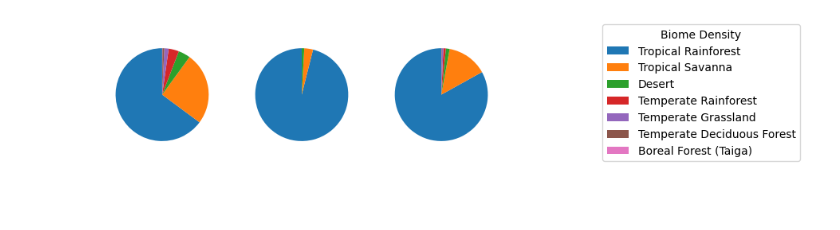
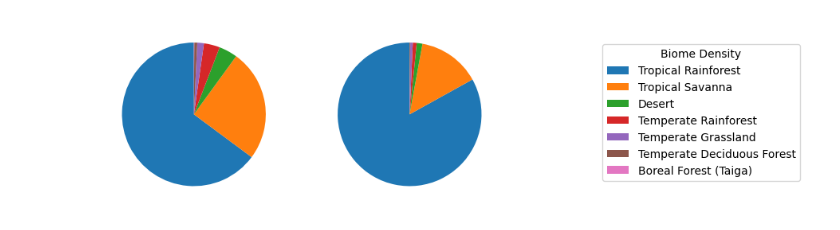
Before and after one commit to IanHornblower/CS-176-project, a Jupyter notebook: main.ipynb, the cells around one changed output. Drawn from its saved outputs; the diff is of its cells as text; code cells hidden in the pictures; blank space fills up the shorter version.

```diff
--- a/main.ipynb
+++ b/main.ipynb
@@ -60,25 +31,19 @@ plt.show()
 # %%
 # Pie Chart Visualization for biomes
 
 intial_counts = inital_slice['Biome'].value_counts() # this is a dict
-middle_counts = middle_slice['Biome'].value_counts() # this is a dict
 final_counts = final_slice['Biome'].value_counts() # this is a dict
 
 labels = list(intial_counts.keys())
 
-fig, axs = plt.subplots(1, 3)
+fig, axs = plt.subplots(1, 2)
 
 wedges, _ = axs[0].pie(
     intial_counts, startangle=90
 )
-
-_, _ = axs[1].pie(
-    middle_counts, startangle=90
-)
-
-_, _ = axs[2].pie(final_counts, startangle=90)
+_, _ = axs[1].pie(final_counts, startangle=90)
 
 fig.legend(wedges, labels, title="Biome Density", loc="center right", bbox_to_anchor=(1, 0, 0.5, 1))
 plt.show()
 # %% [output]
-[figure, old version]
+[figure, new version]
```
Also changed, not shown: parts of 9 cells of this notebook.
